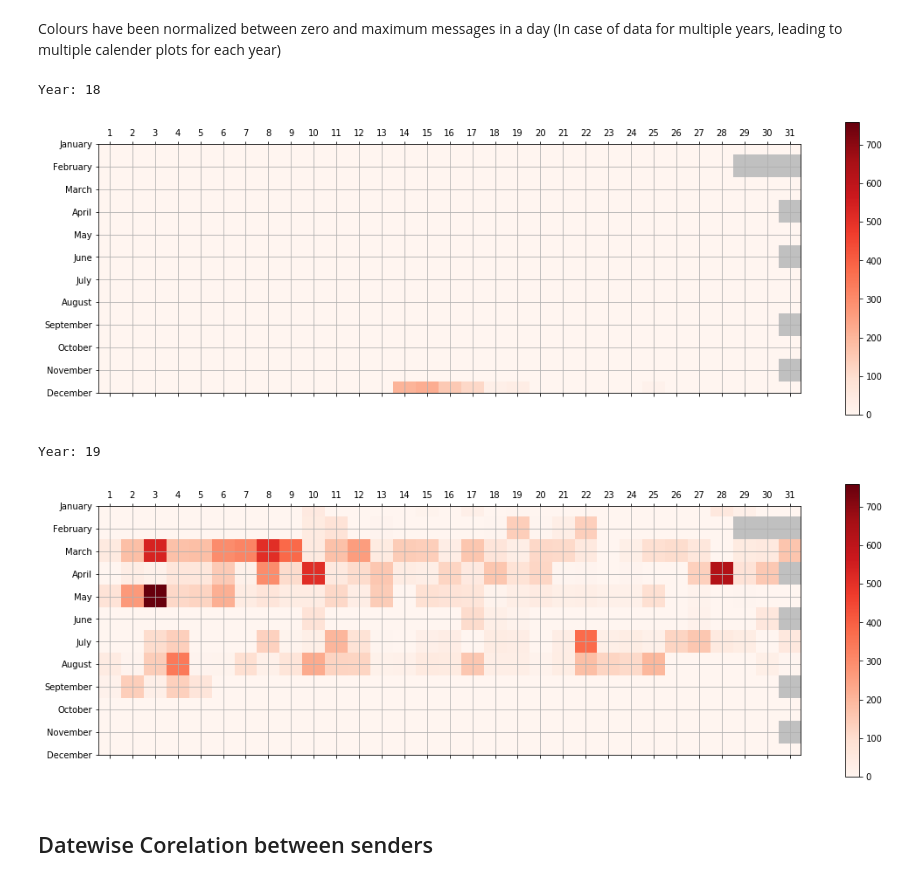
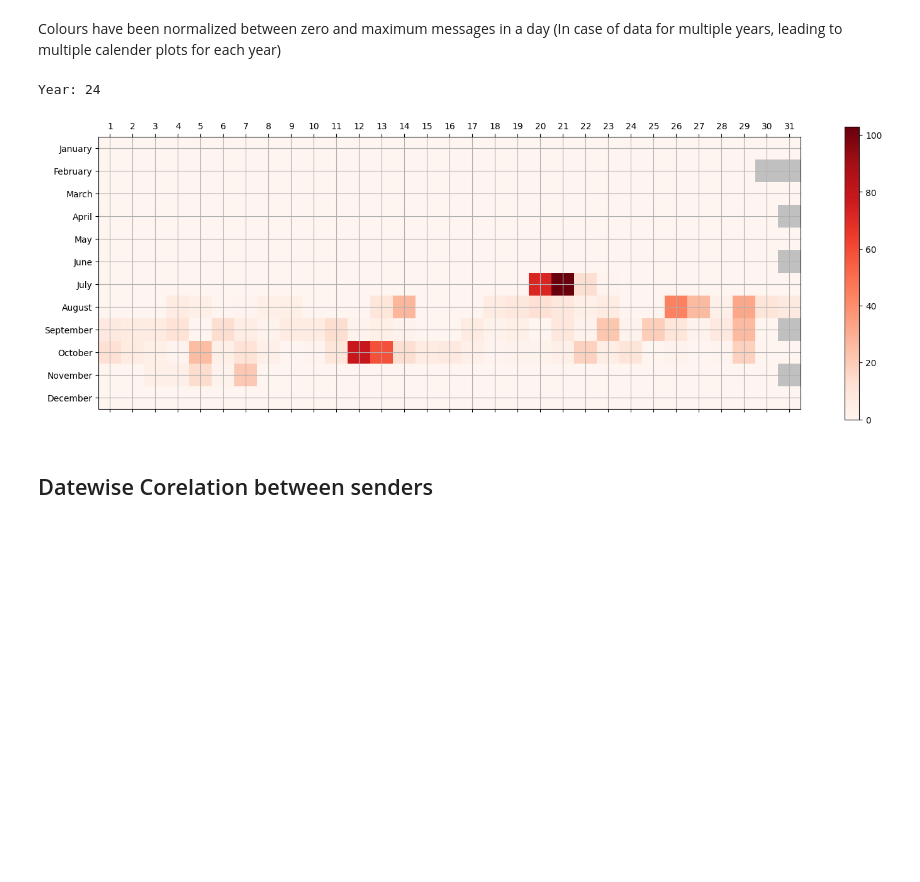
Before and after one commit to Kinjalrk2k/Visualizing-WhatsApp-Chats, a Jupyter notebook: Wp.ipynb, the cells around one changed output. Drawn from its saved outputs; the diff is of its cells as text; code cells hidden in the pictures; blank space fills up the shorter version.

```diff
--- a/Wp.ipynb
+++ b/Wp.ipynb
@@ -42,3 +42,14 @@ header_regex = re.compile(r'(\d+\/\d+\/\d+)(,)(\s)(\d+:\d+)(\s)(\w+)(\s)(-)(\s[^
+# %%
+# android
+header_regex = re.compile(r'(\d+\/\d+\/\d+)(,)(\s)(\d+:\d+)(\s)(\w+)(\s)(-)(\s[^:]+)*(:)(\s)')
+
+if is_ios:
+    # ios
+    header_regex = re.compile(r'\[(\d+\/\d+\/\d+)(,)(\s)(\d+:\d+:\d+)(\s)(\w+)\](\s[^:]+)*(:)(\s)')
+    # print(raw_data[1][:50])
+    # mo = header_regex.search(raw_data[1][:50])
+    # print(mo)
+    # mo.groups()
 # %% [markdown]
 Breaking the captured regex, throughout the file and storing it in a dictionary
 # %%
@@ -53,6 +64,8 @@ for m in raw_data:
         date = mo.group(1)
         time = mo.group(4) + mo.group(5) + mo.group(6) # including Meridiem
         sender = mo.group(9)[1:] # ignoring the initial space
+        if is_ios:
+            sender = mo.group(7)[1:]
         msg = m[len(mo.group(0)):]
         data_dict['date'].append(date)
         data_dict['time'].append(time)
@@ -78,17 +98,17 @@ print(senders)
 # %%
-!pip install names
+# !pip install names
 
-# using pseudo names to hide the indentidy of the senders
-import names
+# # using pseudo names to hide the indentidy of the senders
+# import names
 
-pseudo_name_list = set()
+# pseudo_name_list = set()
 
-while len(pseudo_name_list) < len(senders):
-    pseudo_name_list.add(names.get_full_name())
+# while len(pseudo_name_list) < len(senders):
+#     pseudo_name_list.add(names.get_full_name())
 
-pseudo_name_list = list(pseudo_name_list)
+# pseudo_name_list = list(pseudo_name_list)
 
-for i in range(len(senders)):
-    df.replace(to_replace=senders[i], value=pseudo_name_list[i], inplace=True)
+# for i in range(len(senders)):
+#     df.replace(to_replace=senders[i], value=pseudo_name_list[i], inplace=True)
 
-senders = pseudo_name_list
+# senders = pseudo_name_list
@@ -236,43 +256,41 @@ month_days = [31, 28, 31, 30, 31, 30, 31, 31, 30, 31, 30, 31]
 calender_mat[1][30] = np.nan
 
 for y in date_df[2].unique():
     print("Year:", y)
     year_mask = date_df[2] == y
-    for m in date_df[0].unique():
-        month_mask = date_df[0] == m
-        for d in date_df[1].unique():
-            day_mask = date_df[1] == d
-            calender_mat[int(m)-1][int(d)-1] = date_df[0][year_mask & month_mask & day_mask].count()
+    for m in date_df[1].unique():
+        month_mask = date_df[1] == m
+        for d in date_df[0].unique():
+            day_mask = date_df[0] == d
+            calender_mat[int(m)-1][int(d)-1] = date_df[1][year_mask & month_mask & day_mask].count()
 
     year = int(y) + 2000
     if year%4==0 and year%100!=0 or year%400==0:
-        month_day[1] = 29
+        month_days[1] = 29
     else:
         month_days[1] = 28
 
     for i in range(12):
         for j in range(month_days[i], 31):
             calender_mat[i][j] = np.nan
 #     print(calender_mat)
 
     current_cmap = plt.cm.Reds
     current_cmap.set_bad(color='silver')
 
     f = plt.figure(figsize=(18, 6))
 #     color_axis = plt.matshow(calender_mat, fignum=f.number, cmap="Reds", vmax=max_msg)
     color_axis = plt.matshow(calender_mat, fignum=f.number, cmap=current_cmap, vmax=max_msg)
 
     plt.colorbar(color_axis)
     plt.xticks(range(31), range(1, 32))
     plt.yticks(range(12), month_list)
 
     plt.grid()
     plt.show()
 # %% [output]
-Year: 18
+Year: 24
-[figure, old version]
+[figure, new version]
-Year: 19
-[figure, removed]
 # %% [markdown]
 ## Datewise Corelation between senders
 # %%
```
Also changed, not shown: parts of 25 cells of this notebook, 2 other files.
